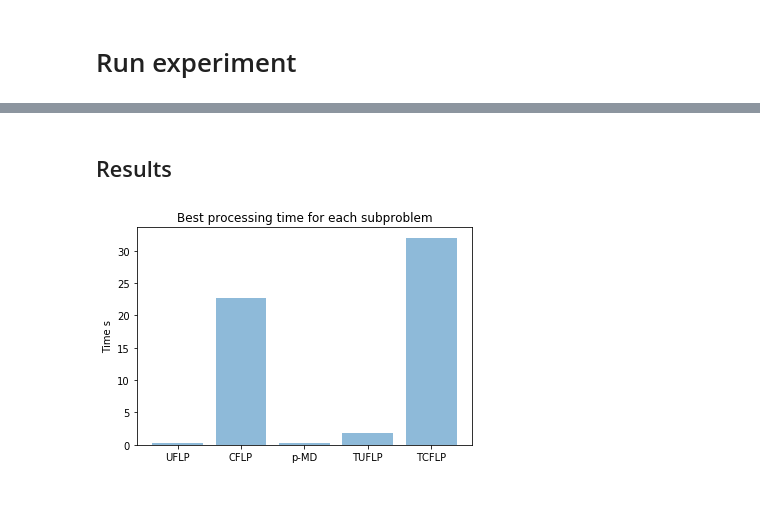
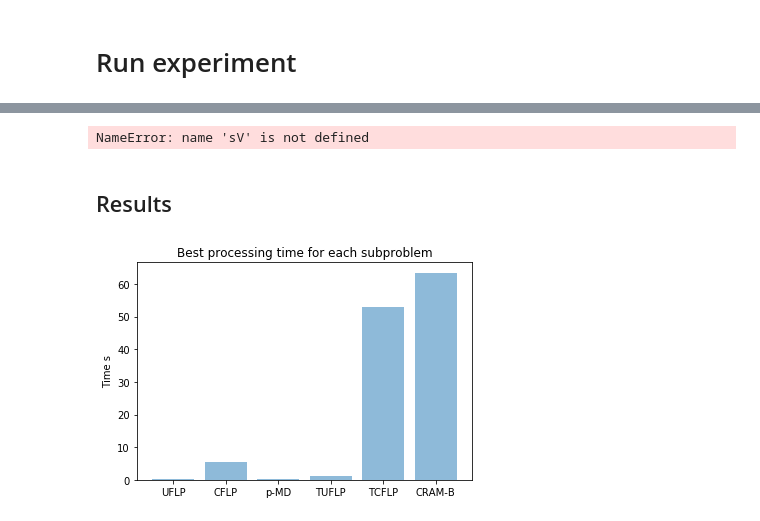
Before and after one commit to xNok/OR_location_routing_problem_study, a Jupyter notebook: NB V - Experiment 1.ipynb, the cells around one changed output, grey strips where cells are left out. Saved outputs shown, nothing was run; the diff lists cells and outputs as text; code cells hidden in the pictures.

Commit message:
extra run for nice looking graphs

```diff
--- a/NB V - Experiment 1.ipynb
+++ b/NB V - Experiment 1.ipynb
@@ -19,5 +16,5 @@ The autoreload extension is already loaded. To reload it, use:
 # %%
-expid = "./exp1_run8"
+expid = "./exp1_run9"
 # %%
 if not os.path.exists(expid):
     os.makedirs(expid)
@@ -30,7 +27,7 @@ from pkg.read_problem import read_problem, extract_problem
 # %%
 xy_customers, xy_icps, xy_crcs, xy_pc, q = read_problem('./datasets/original')
 # %%
-xy_icps = xy_icps + [[unif(20,100),unif(20,70)] for i in range(20)]
+xy_icps = xy_icps + [[unif(20,100),unif(20,70)] for i in range(15)]
 xy_crcs = xy_crcs + [[unif(20,100),unif(20,70)] for i in range(10)]
 # %%
 I,J,C,B,K,V,W,DcUj,Dcj,Dc,FCV,FCT,FCR,U = extract_problem(xy_customers, xy_icps, xy_crcs, xy_pc, q)
@@ -205,2 +204,2 @@ result5 = %timeit -r 1 -o run_tecflp_cplex(G,I,J,C,c,f,U,V,expid)
 # %%
-# sprob, sY, sZ, sN, sV = run_crab_mb_m_cplex(I,J,C,B,K,V,W,DcUj,FCV,FCT,FCR,Dc,U,V,expid)
+result6 = %timeit -r 1 -o sprob, sY, sZ, sN, sV = run_crab_mb_m_cplex(I,J,C,B,K,V,W,DcUj,FCV,FCT,FCR,Dc,U,V,expid)
@@ -209,19 +245,21 @@ result5 = %timeit -r 1 -o run_tecflp_cplex(G,I,J,C,c,f,U,V,expid)
 # %%
-# print(sV,sN)
+print(sV,sN)
+# %% [output]
+NameError: name 'sV' is not defined
 # %%
 # FCT
 # %% [markdown]
 ## Results
 # %%
-objects = ('UFLP', 'CFLP', 'p-MD','TUFLP', 'TCFLP')
+objects = ('UFLP', 'CFLP', 'p-MD','TUFLP', 'TCFLP',  'CRAM-B')
 y_pos = np.arange(len(objects))
-performance = [result1.best,result2.best,result3.best,result4.best,result5.best]
+performance = [result1.best,result2.best,result3.best,result4.best,result5.best,result6.best]
 
 plt.bar(y_pos, performance, align='center', alpha=0.5)
 plt.xticks(y_pos, objects)
 plt.ylabel('Time s')
 plt.title('Best processing time for each subproblem')
 plt.savefig(expid+"/expid.png", format="PNG")
 plt.show()
 # %% [output]
-[figure, old version]
+[figure, new version]
```
Also changed, not shown: parts of 10 cells of this notebook, 20 other files.
